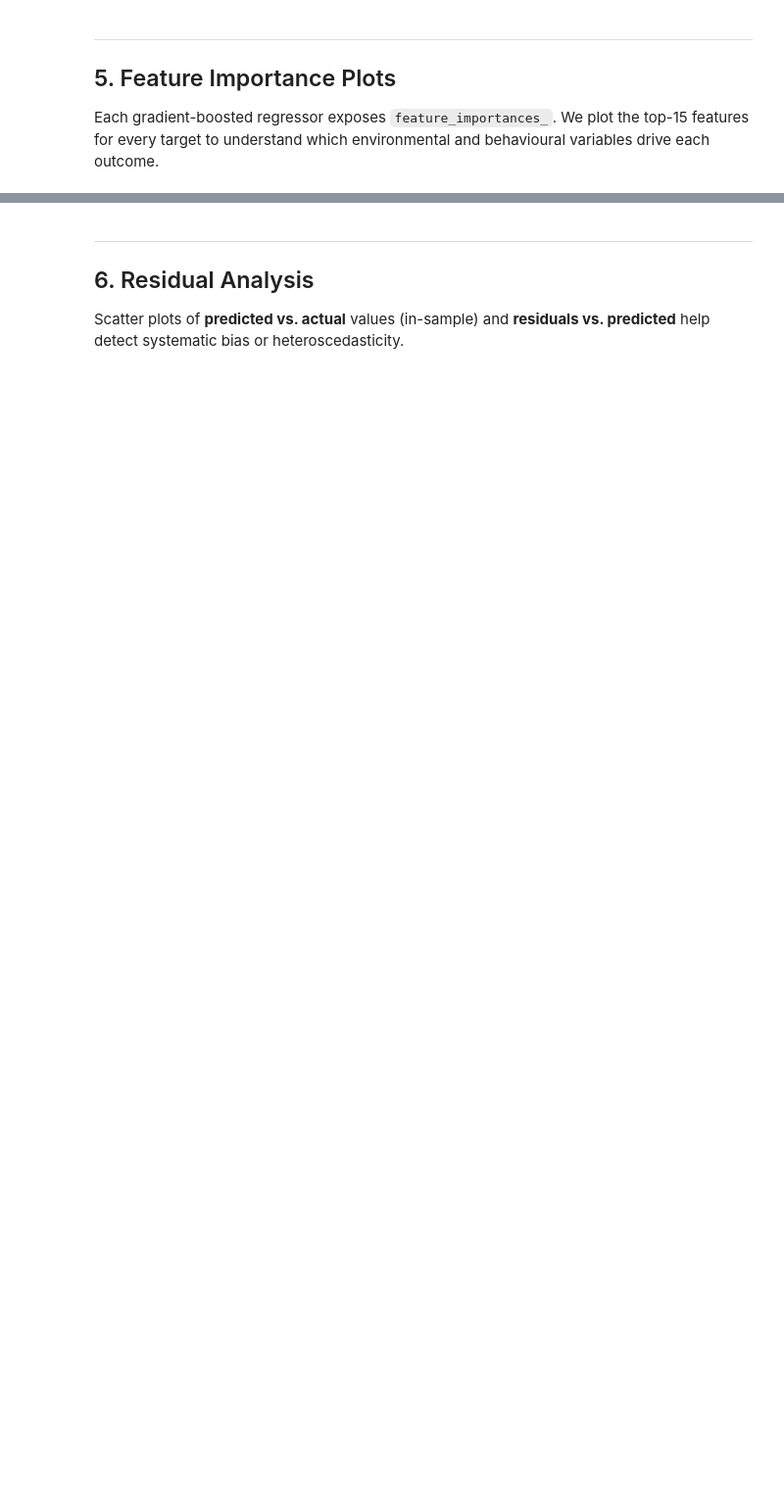
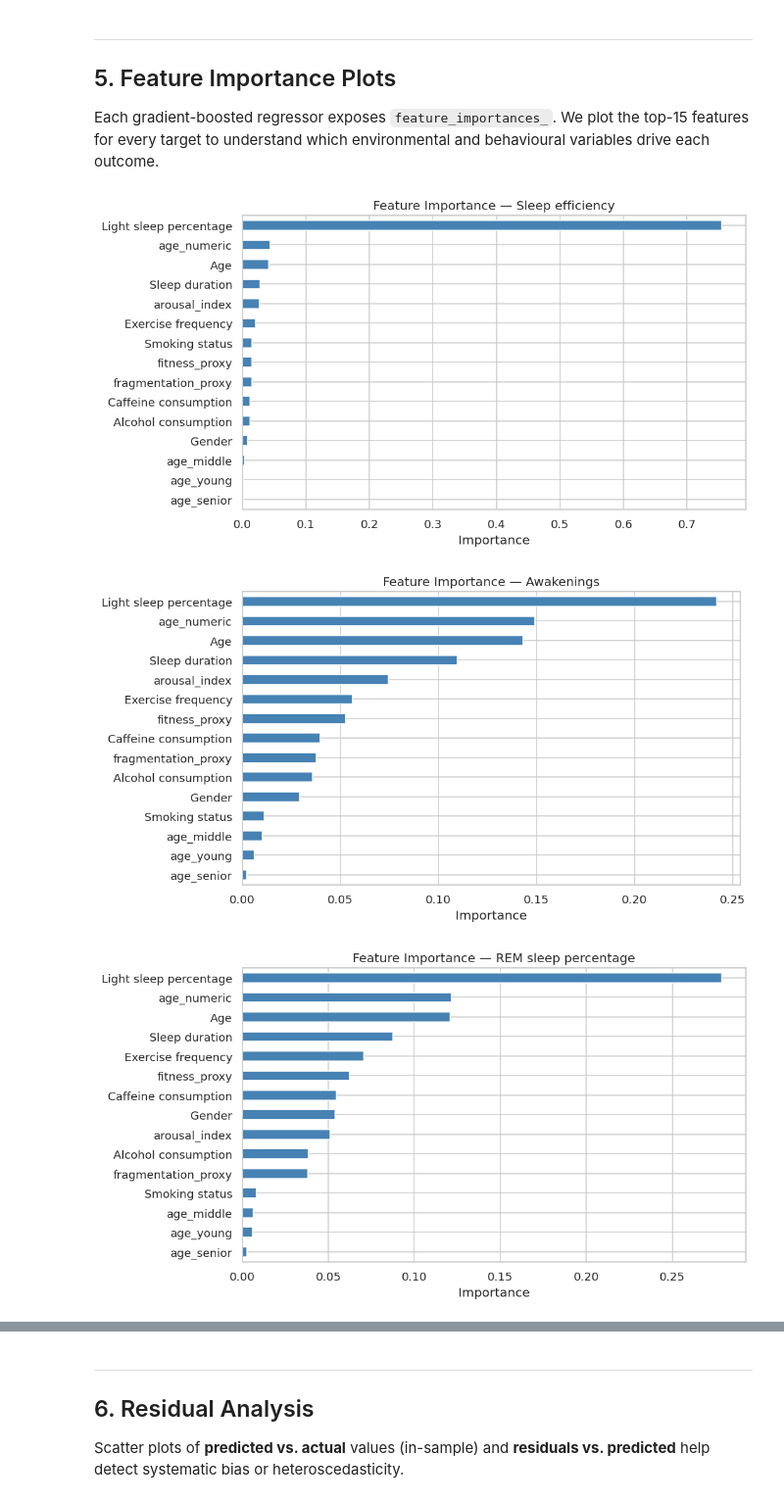
Before and after one commit to rushav/TECHIN513Final, a Jupyter notebook: notebooks/03_ml_model_training.ipynb, the cells around one changed output, grey strips where cells are left out. Shown at 98% size. Saved outputs shown, nothing was run; the diff lists cells and outputs as text; code cells hidden in the pictures; blank space fills up the shorter version.

```diff
--- a/notebooks/03_ml_model_training.ipynb
+++ b/notebooks/03_ml_model_training.ipynb
@@ -111,6 +149,6 @@ We inspect the transformed dataframe before training.
 # %%
 model = SleepQualityModel()
 
-df_encoded = model._encode_categoricals(df_sleep.copy())
+df_encoded = _encode_categoricals(df_sleep.copy())
 print('Columns after categorical encoding:')
 print(df_encoded.dtypes)
@@ -117,5 +171,5 @@ print(df_encoded.dtypes)
 # %%
-df_engineered = model._engineer_proxy_features(df_encoded.copy())
+df_engineered = _engineer_proxy_features(df_encoded.copy())
 new_cols = [c for c in df_engineered.columns if c not in df_encoded.columns]
 print(f'New engineered features ({len(new_cols)}): {new_cols}')
 df_engineered[new_cols].describe().T
@@ -184,24 +273,24 @@ plt.show()
 ## 5. Feature Importance Plots <a id='section-5'></a>
 Each gradient-boosted regressor exposes `feature_importances_`. We plot the top-15 features for every target to understand which environmental and behavioural variables drive each outcome.
 # %%
-df_fi = model._engineer_proxy_features(model._encode_categoricals(df_sleep.copy()))
-
-for target, estimator in model.models_.items():
-    feature_cols = [c for c in df_fi.columns if c != target]
-    X_fi = df_fi[feature_cols].select_dtypes(include='number')
-
+# Use model.feature_names (the exact columns used during training) as index
+for target, estimator in model.models.items():
     if not hasattr(estimator, 'feature_importances_'):
-        print(f'Skipping {target} — estimator has no feature_importances_')
+        print(f'Skipping {target} — no feature_importances_')
         continue
 
     importances = estimator.feature_importances_
-    fi_series   = pd.Series(importances, index=X_fi.columns).sort_values(ascending=False)
+    fi_series   = pd.Series(importances, index=model.feature_names).sort_values(ascending=False)
     top_n       = fi_series.head(15)
 
     fig, ax = plt.subplots(figsize=(9, 5))
-    top_n[::-1].plot(kind='barh', ax=ax, color='steelblue')
-    ax.set_title(f'Feature Importance — {target}', fontsize=12)
-    ax.set_xlabel('Importance score')
-    ax.set_ylabel('')
+    top_n.plot.barh(ax=ax, color='steelblue')
+    ax.invert_yaxis()
+    ax.set_xlabel('Importance')
+    ax.set_title(f'Feature Importance — {target}')
     plt.tight_layout()
     plt.show()
+# %% [output]
+[figure, added]
+[figure, added]
+[figure, added]
```
Also changed, not shown: parts of 17 cells of this notebook, 21 other files.
